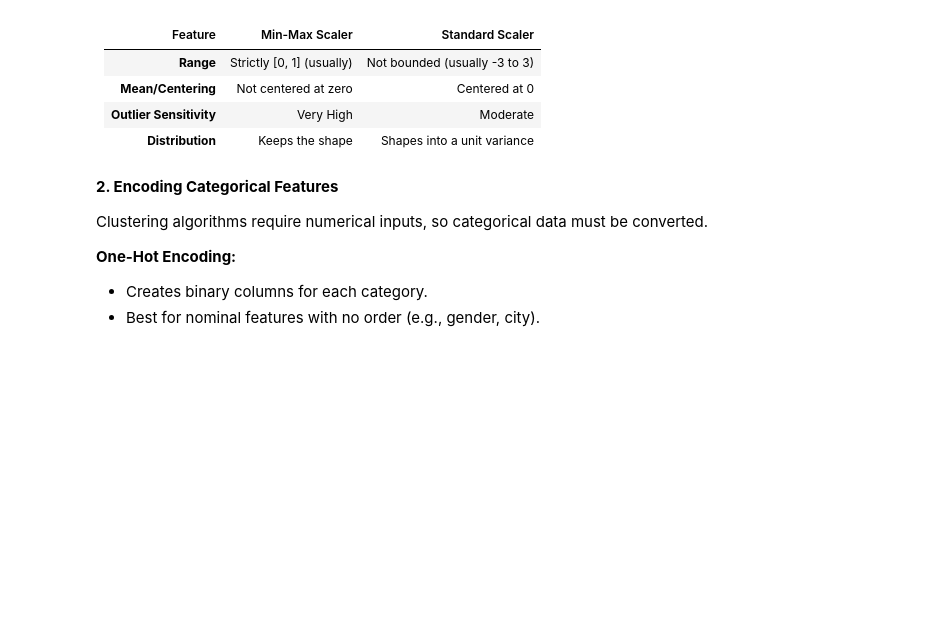
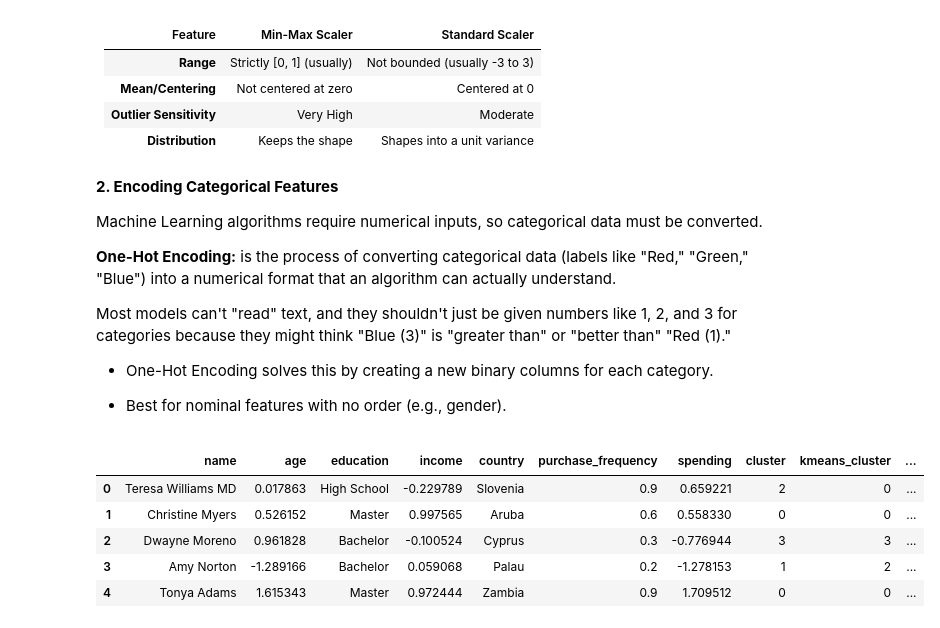
Before and after one commit to epythonlab2/AI_4_health, a Jupyter notebook: module_2_unsupervised_machine_learning.ipynb, the cells around one changed output. Saved outputs shown, nothing was run; the diff lists cells and outputs as text; code cells hidden in the pictures; blank space fills up the shorter version.

```diff
--- a/module_2_unsupervised_machine_learning.ipynb
+++ b/module_2_unsupervised_machine_learning.ipynb
@@ -1864,8 +1878,25 @@ scaled_data = scaler.fit_transform(data)
 # %% [markdown]
 **2. Encoding Categorical Features**
 
-Clustering algorithms require numerical inputs, so categorical data must be converted.
+Machine Learning algorithms require numerical inputs, so categorical data must be converted.
 
-**One-Hot Encoding:**
-- Creates binary columns for each category.
-- Best for nominal features with no order (e.g., gender, city).
+**One-Hot Encoding:** is the process of converting categorical data (labels like "Red," "Green," "Blue") into a numerical format that an algorithm can actually understand.
+
+Most models can't "read" text, and they shouldn't just be given numbers like 1, 2, and 3 for categories because they might think "Blue (3)" is "greater than" or "better than" "Red (1)."
+
+- One-Hot Encoding solves this by creating a new binary columns for each category.
+
+- Best for nominal features with no order (e.g., gender).
+# %%
+# The easiest way to do this is using the get_dummies function:
+
+df = pd.get_dummies(df, columns=['gender'])
+# %%
+df.head()
+# %% [output]
+|  | name | age | education | income | country | purchase_frequency | spending | cluster | kmeans_cluster | ... |
+| 0 | Teresa Williams MD | 0.017863 | High School | -0.229789 | Slovenia | 0.9 | 0.659221 | 2 | 0 | ... |
+| 1 | Christine Myers | 0.526152 | Master | 0.997565 | Aruba | 0.6 | 0.558330 | 0 | 0 | ... |
+| 2 | Dwayne Moreno | 0.961828 | Bachelor | -0.100524 | Cyprus | 0.3 | -0.776944 | 3 | 3 | ... |
+| 3 | Amy Norton | -1.289166 | Bachelor | 0.059068 | Palau | 0.2 | -1.278153 | 1 | 2 | ... |
+| 4 | Tonya Adams | 1.615343 | Master | 0.972444 | Zambia | 0.9 | 1.709512 | 0 | 0 | ... |
```
Also changed, not shown: parts of 6 cells of this notebook.
